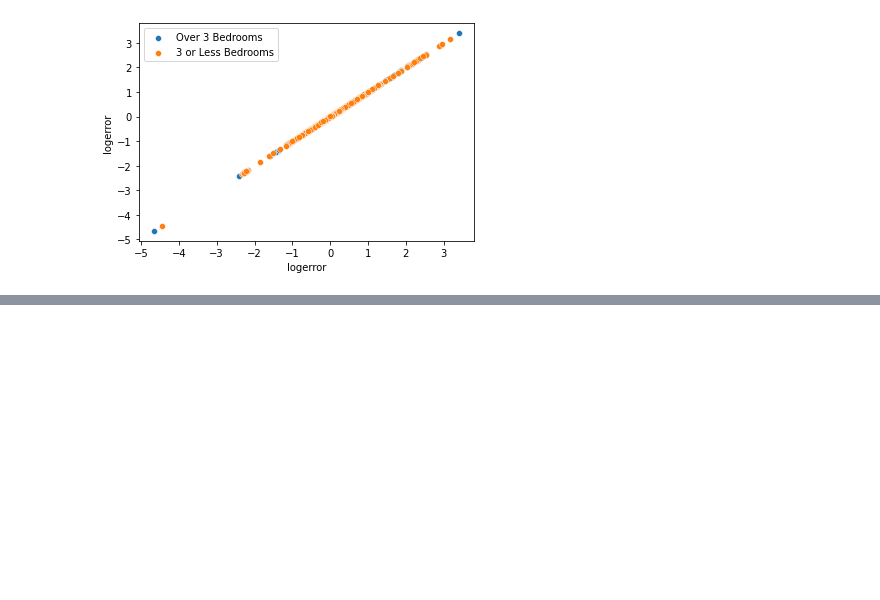
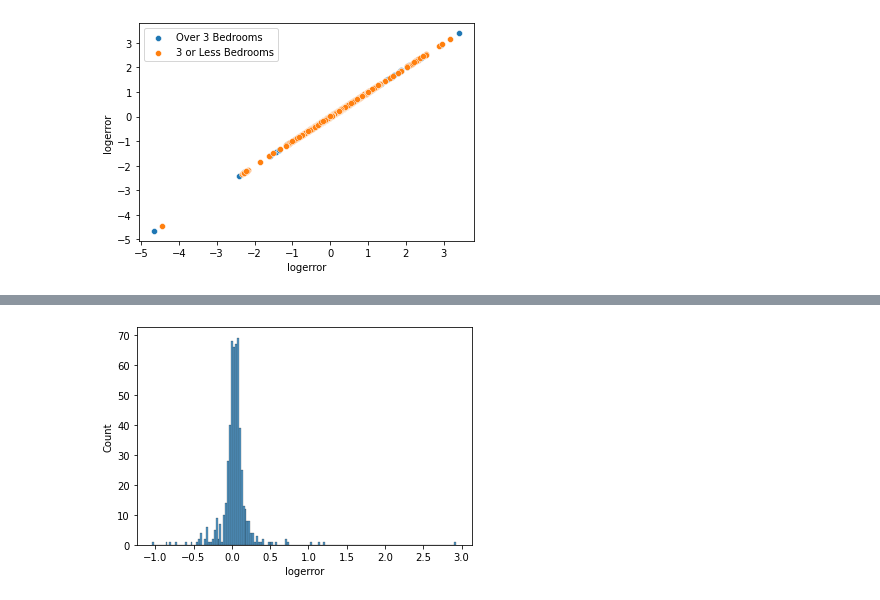
Before and after one commit to Lewis-Park-Bench/Cluster-Project, a Jupyter notebook: jenn_initial_notebook.ipynb, the cells around one changed output, grey strips where cells are left out. Cells and saved outputs as stored; diff of their text form; code cells hidden in the pictures; blank space fills up the shorter version.

```diff
--- a/jenn_initial_notebook.ipynb
+++ b/jenn_initial_notebook.ipynb
@@ -745,0 +778,5 @@ plt.show()
+# %%
+sns.histplot(x= train.logerror[train.area_dollar_clusters == 2])
+plt.show()
+# %% [output]
+[figure, added]
```
Also changed, not shown: parts of 15 cells of this notebook.
